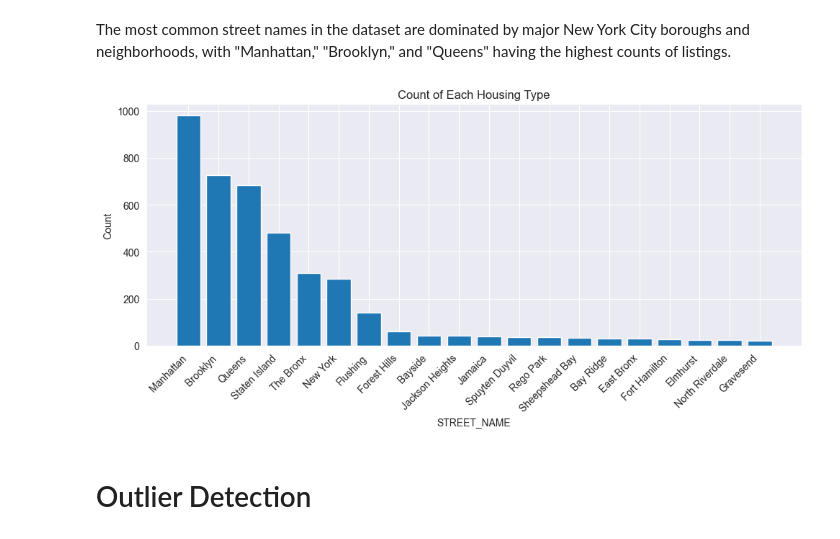
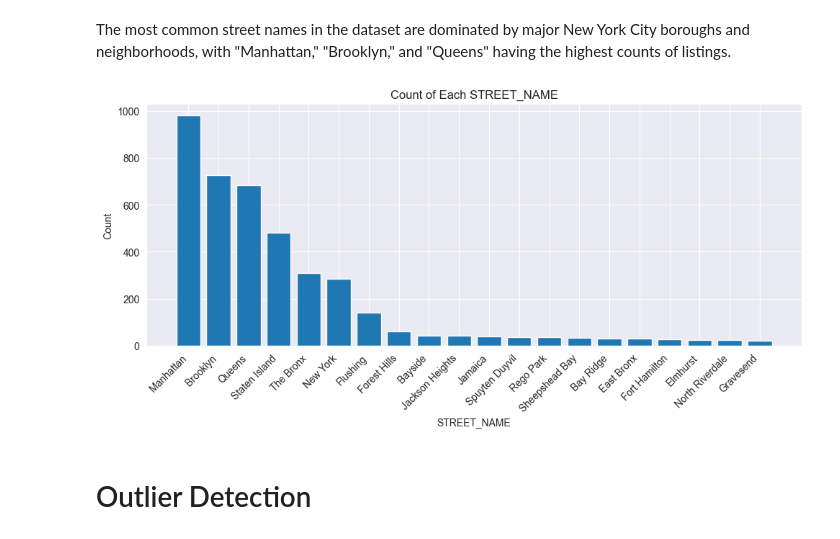
Before and after one commit to simonaahr1/NewYorkHousingMarket, a Jupyter notebook: notebooks/EDA.ipynb, the cells around one changed output. Drawn from its saved outputs; the diff is of its cells as text; code cells hidden in the pictures.

```diff
--- a/notebooks/EDA.ipynb
+++ b/notebooks/EDA.ipynb
@@ -166,21 +166,21 @@ The most common street names in the dataset are dominated by major New York City
 # %%
 # count
 counter = df['STREET_NAME'].value_counts()
 
 plt.figure(figsize=(10, 5))
 plt.bar(counter.index[:20],counter[:20])
 plt.xticks(rotation=45, ha='right')  # Rotate labels
 
 # Add labels and title
 plt.xlabel('STREET_NAME')
 plt.ylabel('Count')
-plt.title('Count of Each Housing Type')
+plt.title('Count of Each STREET_NAME')
 
 # Show the plot
 plt.tight_layout()
 plt.show()
 # %% [output]
-[figure, old version]
+[figure, new version]
 # %% [markdown]
 # Outlier Detection
 # %% [markdown]
```
